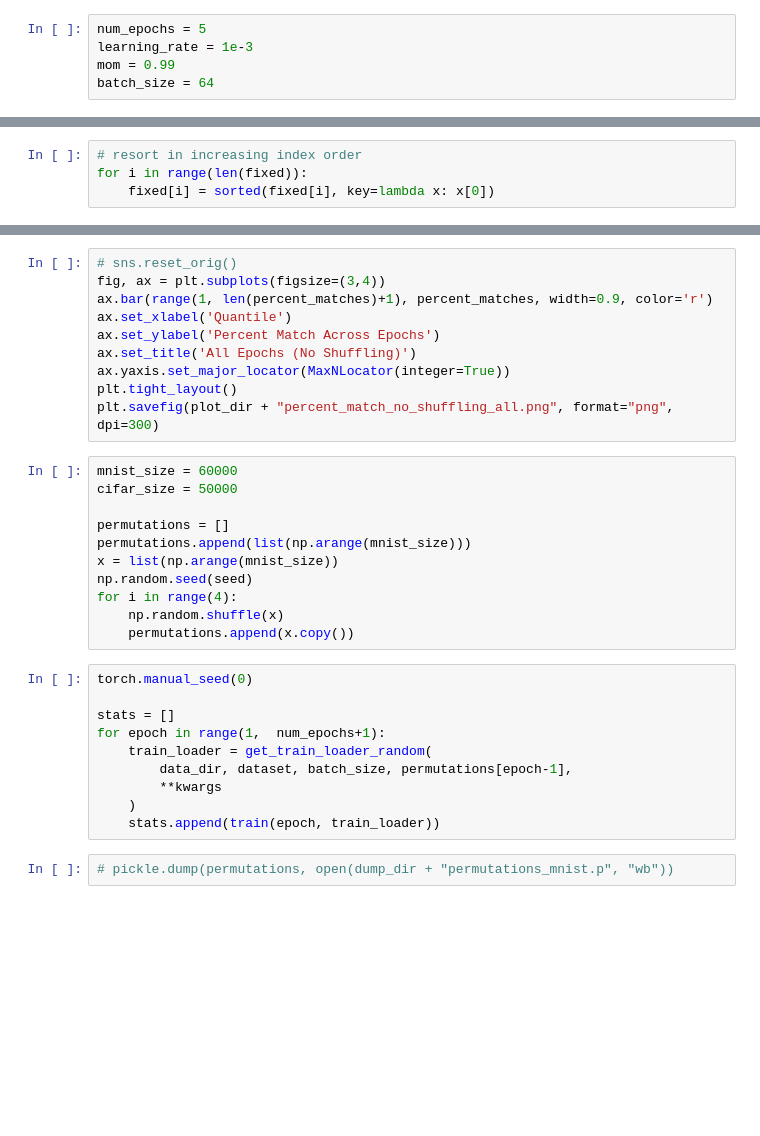
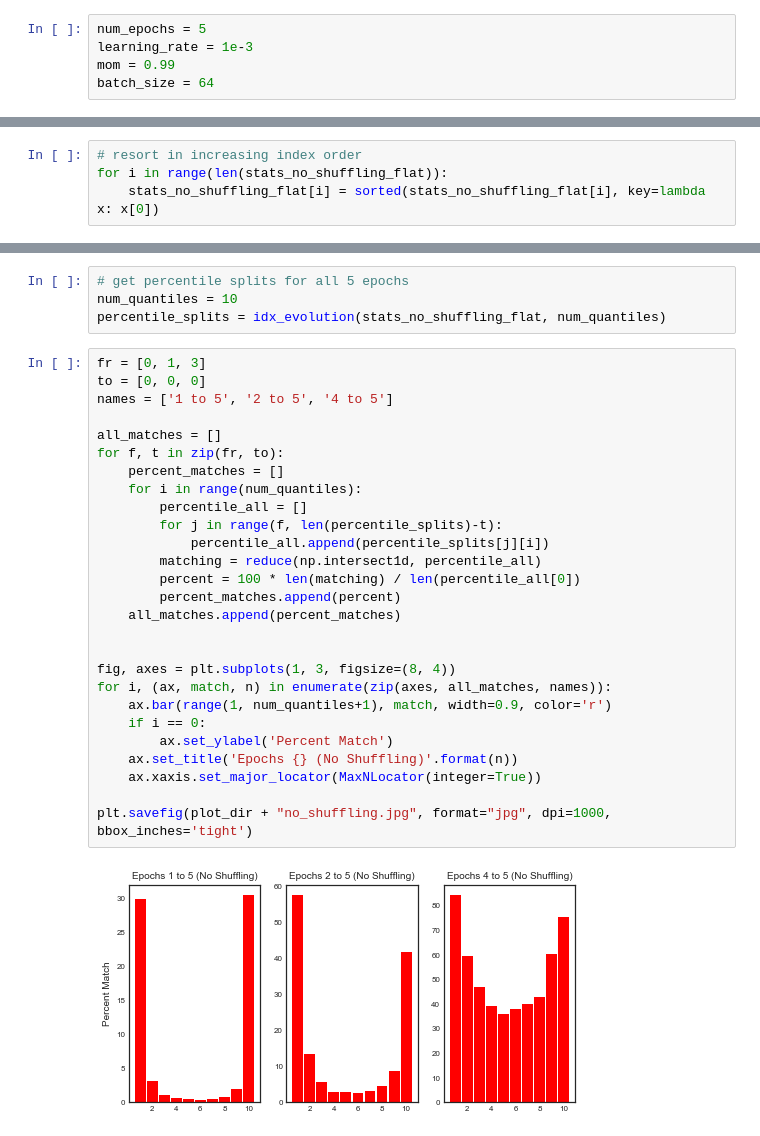
Before and after one commit to kevinzakka/blog-code, a Jupyter notebook: pr-lr/Loss Patterns.ipynb, the cells around one changed output, grey strips where cells are left out. Drawn from its saved outputs; the diff is of its cells as text; blank space fills up the shorter version.

```diff
--- a/pr-lr/Loss Patterns.ipynb
+++ b/pr-lr/Loss Patterns.ipynb
@@ -244,4 +342,4 @@ for i in range(len(stats)):
 # %%
 # resort in increasing index order
-for i in range(len(fixed)):
-    fixed[i] = sorted(fixed[i], key=lambda x: x[0])
+for i in range(len(stats_no_shuffling_flat)):
+    stats_no_shuffling_flat[i] = sorted(stats_no_shuffling_flat[i], key=lambda x: x[0])
@@ -281,33 +346,33 @@ for perc in percent_matches:
-# %%
-# sns.reset_orig()
-fig, ax = plt.subplots(figsize=(3,4))
-ax.bar(range(1, len(percent_matches)+1), percent_matches, width=0.9, color='r')
-ax.set_xlabel('Quantile')
-ax.set_ylabel('Percent Match Across Epochs')
-ax.set_title('All Epochs (No Shuffling)')
-ax.yaxis.set_major_locator(MaxNLocator(integer=True))
-plt.tight_layout()
-plt.savefig(plot_dir + "percent_match_no_shuffling_all.png", format="png", dpi=300)
-# %%
-mnist_size = 60000
-cifar_size = 50000
-
-permutations = []
-permutations.append(list(np.arange(mnist_size)))
-x = list(np.arange(mnist_size))
-np.random.seed(seed)
-for i in range(4):
-    np.random.shuffle(x)
-    permutations.append(x.copy())
-# %%
-torch.manual_seed(0)
-
-stats = []
-for epoch in range(1,  num_epochs+1):
-    train_loader = get_train_loader_random(
-        data_dir, dataset, batch_size, permutations[epoch-1],
-        **kwargs
-    )
-    stats.append(train(epoch, train_loader))
-# %%
-# pickle.dump(permutations, open(dump_dir + "permutations_mnist.p", "wb"))
+# %%
+# get percentile splits for all 5 epochs
+num_quantiles = 10
+percentile_splits = idx_evolution(stats_no_shuffling_flat, num_quantiles)
+# %%
+fr = [0, 1, 3]
+to = [0, 0, 0]
+names = ['1 to 5', '2 to 5', '4 to 5']
+
+all_matches = []
+for f, t in zip(fr, to):
+    percent_matches = []
+    for i in range(num_quantiles):
+        percentile_all = []
+        for j in range(f, len(percentile_splits)-t):
+            percentile_all.append(percentile_splits[j][i])
+        matching = reduce(np.intersect1d, percentile_all)
+        percent = 100 * len(matching) / len(percentile_all[0])
+        percent_matches.append(percent)
+    all_matches.append(percent_matches)
+
+
+fig, axes = plt.subplots(1, 3, figsize=(8, 4))
+for i, (ax, match, n) in enumerate(zip(axes, all_matches, names)):
+    ax.bar(range(1, num_quantiles+1), match, width=0.9, color='r')
+    if i == 0:
+        ax.set_ylabel('Percent Match')
+    ax.set_title('Epochs {} (No Shuffling)'.format(n))
+    ax.xaxis.set_major_locator(MaxNLocator(integer=True))
+
+plt.savefig(plot_dir + "no_shuffling.jpg", format="jpg", dpi=1000, bbox_inches='tight')
+# %% [output]
+[figure, added]
```
Also changed, not shown: parts of 22 cells of this notebook, 3 other files.
